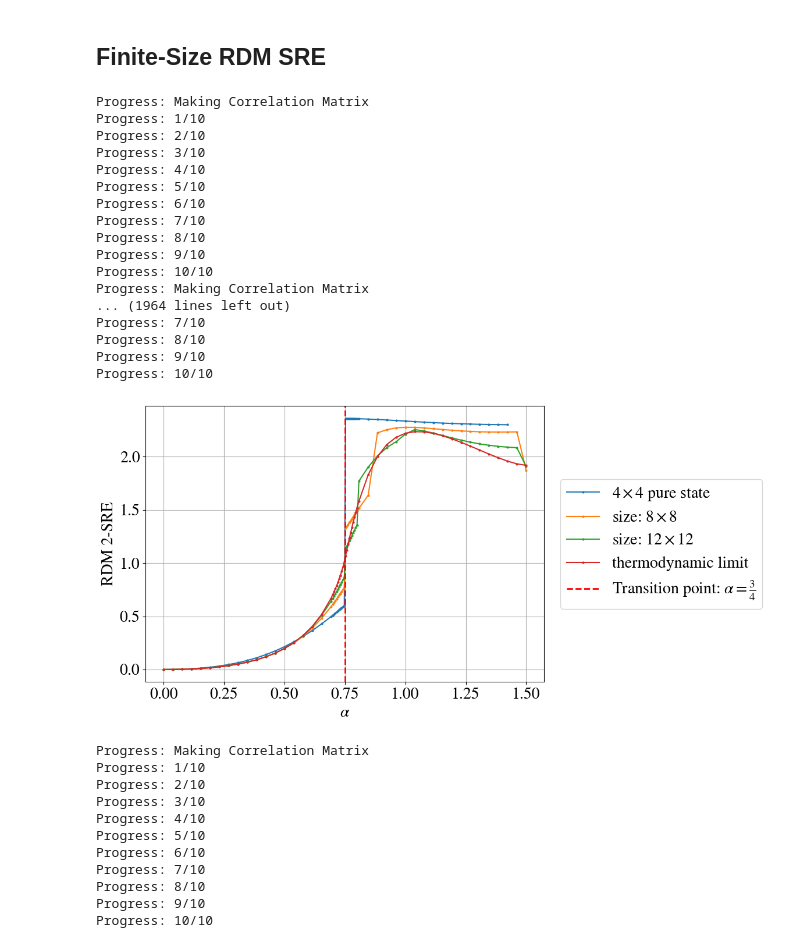
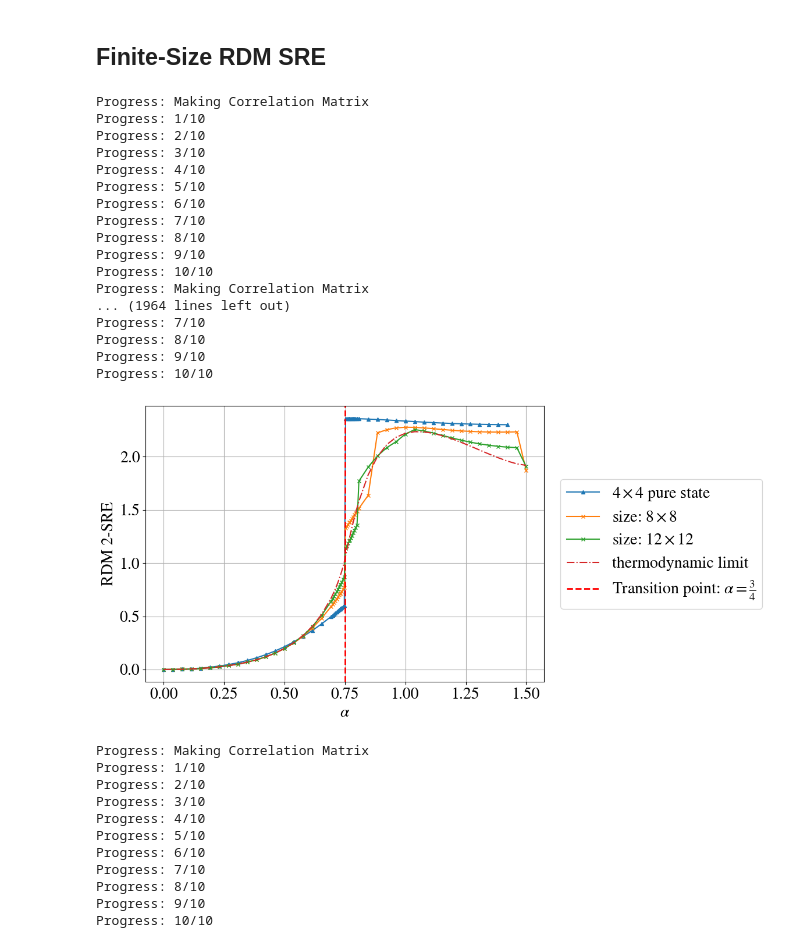
Before and after one commit to WangChenChih/Kitaev-magic, a Jupyter notebook: figures/SRE_figures/KitaevDM.ipynb, the cells around one changed output. Drawn from its saved outputs; the diff is of its cells as text; code cells hidden in the pictures.

Commit message:
modify the plot

```diff
--- a/figures/SRE_figures/KitaevDM.ipynb
+++ b/figures/SRE_figures/KitaevDM.ipynb
@@ -513,9 +513,9 @@ a_range.sort()
 # a_range = np.linspace(0, 3/2, 3, endpoint=True)
 
 fig, ax = plt.subplots(figsize=(12, 6))
-markersize = 2
+markersize = 5
 
-# pure state
+### pure state
 entropy_data = np.zeros_like(a_range)
 index = 0
 for a in a_range:
@@ -525,10 +525,10 @@ for a in a_range:
     entropy_data[index] = DM.stab_renyi_entropy(n=2)
     index += 1
 
-ax.plot(a_range[:-2], entropy_data[:-2], '-o', markersize=markersize,
+ax.plot(a_range[:-2], entropy_data[:-2], '-^', markersize=markersize,
         label=rf'${{{4}}}\times{{{4}}}$ pure state')
 
-# RDM SRE
+### RDM SRE
 for tot_size in [8, 12]:
     entropy_data = np.zeros_like(a_range)
     index = 0
@@ -540,10 +540,10 @@ for tot_size in [8, 12]:
         index += 1
 
     # plt.plot(a_range[:-5], entropy_data[:-5], '-o')
-    ax.plot(a_range, entropy_data, '-o', markersize=markersize,
+    ax.plot(a_range, entropy_data, '-x', markersize=markersize,
             label=rf'size: ${{{tot_size}}}\times{{{tot_size}}}$')
 
-# thermodynamic limit
+### thermodynamic limit
 DM.thermo_limit = True
 entropy_data = np.zeros_like(a_range)
 index = 0
@@ -553,7 +553,7 @@ for a in a_range:
     # DM.calculate_CorrTable()
     entropy_data[index] = DM.RDM_2_stab_renyi_entropy(update=False, thermo_limit=True)
     index += 1
-ax.plot(a_range, entropy_data, '-o', markersize=markersize,
+ax.plot(a_range, entropy_data, '-.', markersize=markersize,
         label='thermodynamic limit')
 
 ax.axvline(x=3/4,          # dashed line, indicating the theoretical value
@@ -561,34 +561,34 @@ ax.axvline(x=3/4,          # dashed line, indicating the theoretical value
             linestyle='--',
             linewidth=2,
             label=r"Transition point: $\alpha = \frac{3}{4}$")
 ax.set_xlabel(r'$\alpha$')
 ax.set_ylabel('RDM 2-SRE')
 ax.grid()
 ax.legend(loc='center left', bbox_to_anchor=(1.02, 0.5))
 # ax.set_aspect('auto')
 fig.tight_layout()
 
 os.makedirs('figures/stab-renyi-entropy', exist_ok=True)
 fig.savefig('figures/stab-renyi-entropy/w_%d_h_%d_finite_RDM.pdf' % (DM.width, DM.height), dpi=300)
 # %% [output]
 Progress: Making Correlation Matrix
 Progress: 1/10
 Progress: 2/10
 Progress: 3/10
 Progress: 4/10
 Progress: 5/10
 Progress: 6/10
 Progress: 7/10
 Progress: 8/10
 Progress: 9/10
 Progress: 10/10
 Progress: Making Correlation Matrix
 ... (1964 lines left out)
 Progress: 7/10
 Progress: 8/10
 Progress: 9/10
 Progress: 10/10
-[figure, old version]
+[figure, new version]
 # %%
 import numpy as np
 import matplotlib.pyplot as plt
```
Also changed, not shown: 1 other file.
